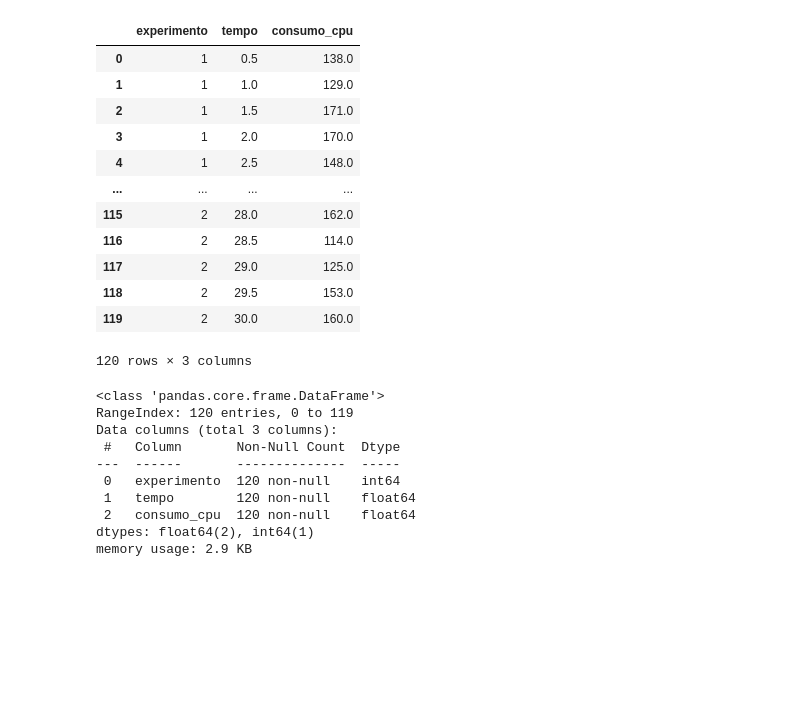
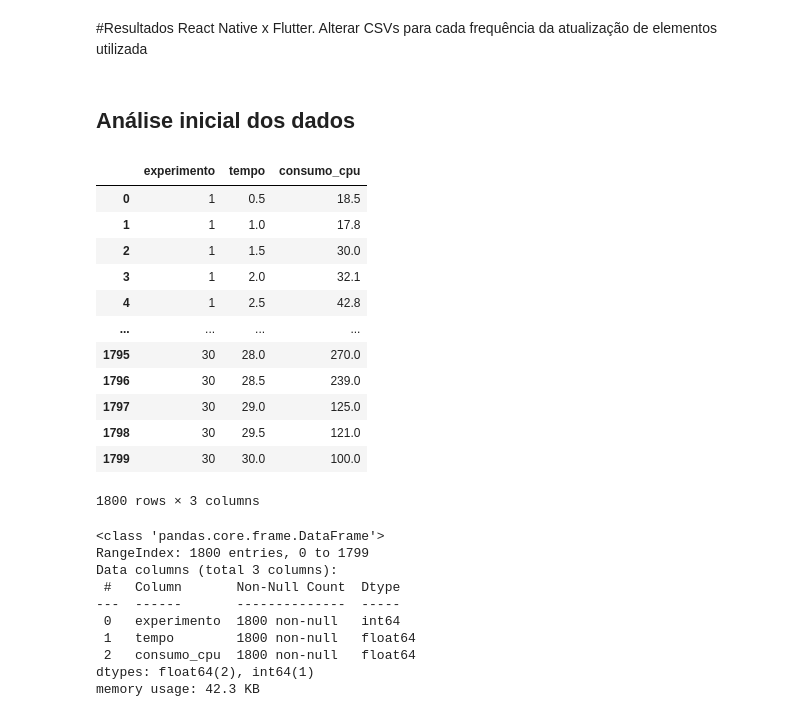
Before and after one commit to romulo-souza/TCCrepo, a Jupyter notebook: Scripts_Python/Consumo_CPU/analiseCpu.ipynb, the cells around one changed output. Saved outputs shown, nothing was run; the diff lists cells and outputs as text; code cells hidden in the pictures; blank space fills up the shorter version.

```diff
--- a/Scripts_Python/Consumo_CPU/analiseCpu.ipynb
+++ b/Scripts_Python/Consumo_CPU/analiseCpu.ipynb
@@ -4,4 +4,6 @@
 import pandas as pd
 import matplotlib.pyplot as plt
 import plotly.graph_objects as go
+# %% [markdown]
+#Resultados React Native x Flutter. Alterar CSVs para cada frequência da atualização de elementos utilizada
 # %%
@@ -10,29 +13,31 @@ df = pd.read_csv('cpu_experimentos.csv')
-# %%
-df
-# %% [output]
-|  | experimento | tempo | consumo_cpu |
-| 0 | 1 | 0.5 | 138.0 |
-| 1 | 1 | 1.0 | 129.0 |
-| 2 | 1 | 1.5 | 171.0 |
-| 3 | 1 | 2.0 | 170.0 |
-| 4 | 1 | 2.5 | 148.0 |
-| ... | ... | ... | ... |
-| 115 | 2 | 28.0 | 162.0 |
-| 116 | 2 | 28.5 | 114.0 |
-| 117 | 2 | 29.0 | 125.0 |
-| 118 | 2 | 29.5 | 153.0 |
-| 119 | 2 | 30.0 | 160.0 |
-120 rows × 3 columns
+# %% [markdown]
+## Análise inicial dos dados
+# %%
+df_flutter
+# %% [output]
+|  | experimento | tempo | consumo_cpu |
+| 0 | 1 | 0.5 | 18.5 |
+| 1 | 1 | 1.0 | 17.8 |
+| 2 | 1 | 1.5 | 30.0 |
+| 3 | 1 | 2.0 | 32.1 |
+| 4 | 1 | 2.5 | 42.8 |
+| ... | ... | ... | ... |
+| 1795 | 30 | 28.0 | 270.0 |
+| 1796 | 30 | 28.5 | 239.0 |
+| 1797 | 30 | 29.0 | 125.0 |
+| 1798 | 30 | 29.5 | 121.0 |
+| 1799 | 30 | 30.0 | 100.0 |
+1800 rows × 3 columns
 # %%
-df.info()
+df_flutter.info()
 # %% [output]
 <class 'pandas.core.frame.DataFrame'>
-RangeIndex: 120 entries, 0 to 119
+RangeIndex: 1800 entries, 0 to 1799
 Data columns (total 3 columns):
  #   Column       Non-Null Count  Dtype
 ---  ------       --------------  -----
- 0   experimento  120 non-null    int64
- 1   tempo        120 non-null    float64
- 2   consumo_cpu  120 non-null    float64
+ 0   experimento  1800 non-null   int64
+ 1   tempo        1800 non-null   float64
+ 2   consumo_cpu  1800 non-null   float64
 dtypes: float64(2), int64(1)
-memory usage: 2.9 KB
+memory usage: 42.3 KB
```
Also changed, not shown: parts of 18 cells of this notebook.
